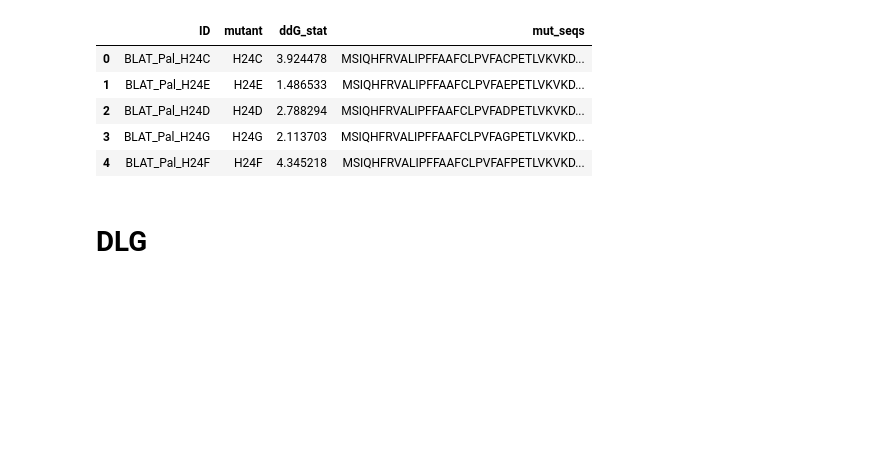
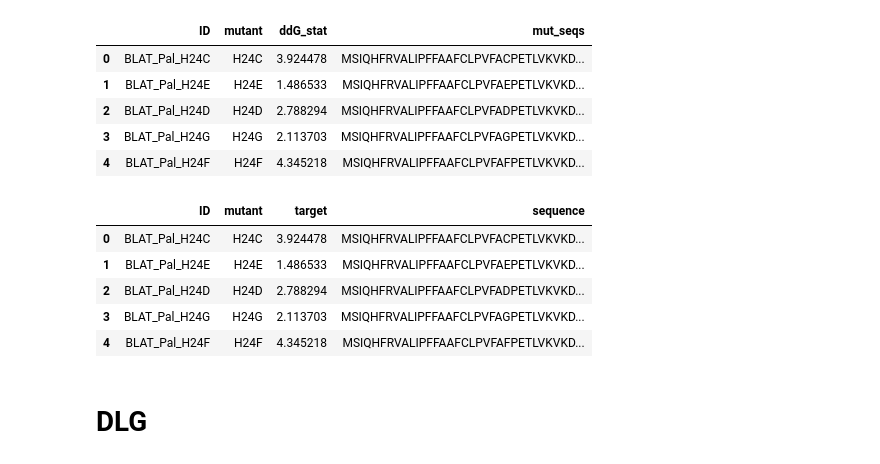
Before and after one commit to ziul-bio/SWAT, a Jupyter notebook: DMS_pre_processing.ipynb, the cells around one changed output. Saved outputs shown, nothing was run; the diff lists cells and outputs as text; code cells hidden in the pictures; blank space fills up the shorter version.

```diff
--- a/DMS_pre_processing.ipynb
+++ b/DMS_pre_processing.ipynb
@@ -471,4 +504,11 @@ df.head()
 fasta_file_maker(df, 'BLAT_ECOLX_Palzkill2012')
 # %%
 df.rename(columns={'ddG_stat': 'target', 'mut_seqs': 'sequence'}, inplace = True)
-df.to_csv('data/metadata/BLAT_ECOLX_Palzkill2012_metadata.csv')
+df.head()
+# %% [output]
+|  | ID | mutant | target | sequence |
+| 0 | BLAT_Pal_H24C | H24C | 3.924478 | MSIQHFRVALIPFFAAFCLPVFACPETLVKVKD... |
+| 1 | BLAT_Pal_H24E | H24E | 1.486533 | MSIQHFRVALIPFFAAFCLPVFAEPETLVKVKD... |
+| 2 | BLAT_Pal_H24D | H24D | 2.788294 | MSIQHFRVALIPFFAAFCLPVFADPETLVKVKD... |
+| 3 | BLAT_Pal_H24G | H24G | 2.113703 | MSIQHFRVALIPFFAAFCLPVFAGPETLVKVKD... |
+| 4 | BLAT_Pal_H24F | H24F | 4.345218 | MSIQHFRVALIPFFAAFCLPVFAFPETLVKVKD... |
```
Also changed, not shown: parts of 52 cells of this notebook.
